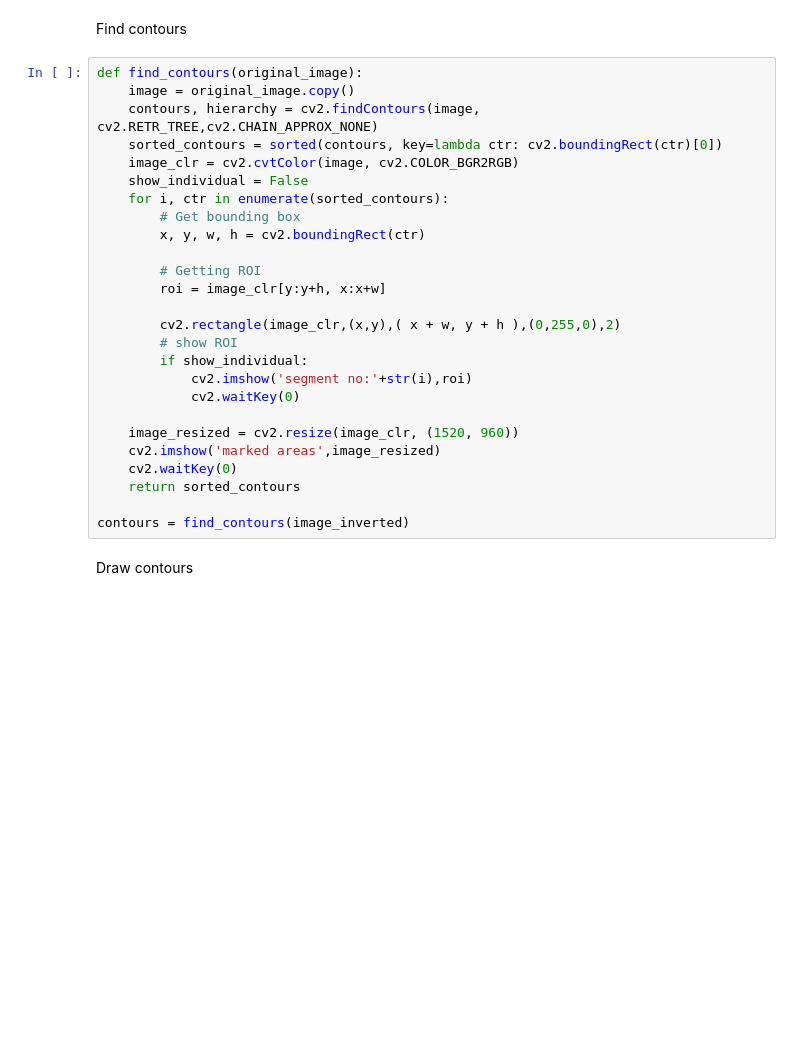
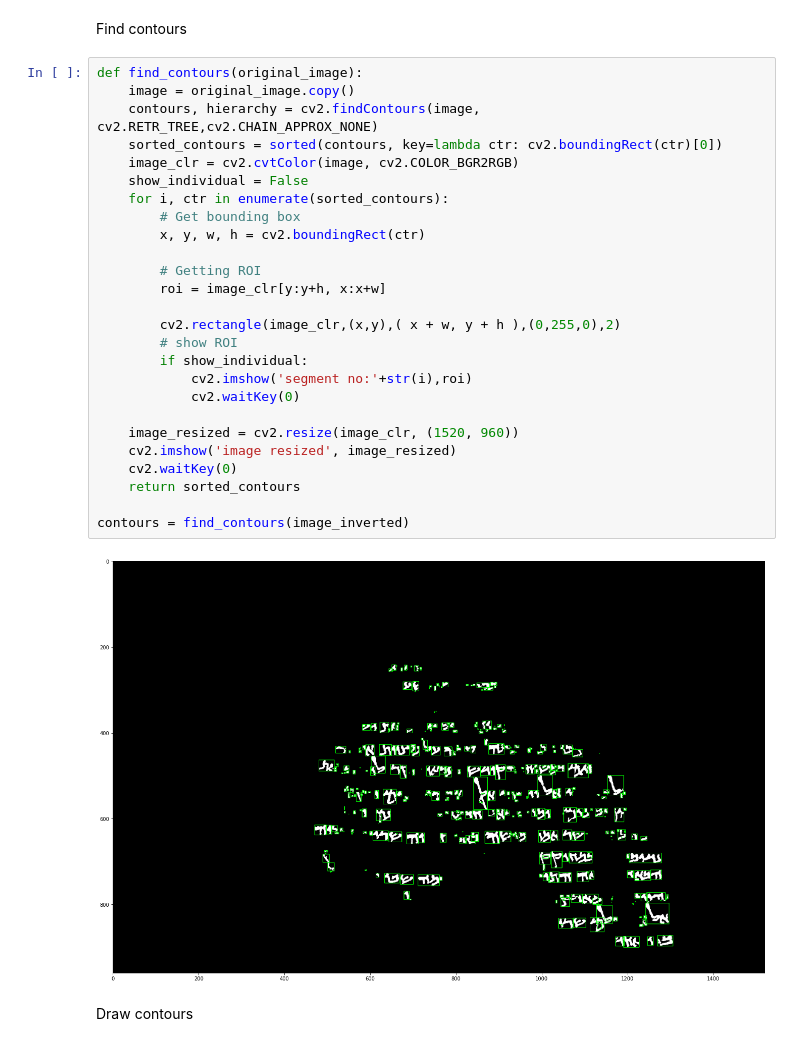
Before and after one commit to Leander-van-Boven/Handwriting_Recognition, a Jupyter notebook: leander_test/leander_test.ipynb, the cells around one changed output. Saved outputs shown, nothing was run; the diff lists cells and outputs as text; blank space fills up the shorter version.

```diff
--- a/leander_test/leander_test.ipynb
+++ b/leander_test/leander_test.ipynb
@@ -67,29 +100,31 @@ Find contours
 # %%
 def find_contours(original_image):
     image = original_image.copy()
     contours, hierarchy = cv2.findContours(image, cv2.RETR_TREE,cv2.CHAIN_APPROX_NONE)
     sorted_contours = sorted(contours, key=lambda ctr: cv2.boundingRect(ctr)[0])
     image_clr = cv2.cvtColor(image, cv2.COLOR_BGR2RGB)
     show_individual = False
     for i, ctr in enumerate(sorted_contours):
         # Get bounding box
         x, y, w, h = cv2.boundingRect(ctr)
 
         # Getting ROI
         roi = image_clr[y:y+h, x:x+w]
 
         cv2.rectangle(image_clr,(x,y),( x + w, y + h ),(0,255,0),2)
         # show ROI
         if show_individual:
             cv2.imshow('segment no:'+str(i),roi)
             cv2.waitKey(0)
 
     image_resized = cv2.resize(image_clr, (1520, 960))
-    cv2.imshow('marked areas',image_resized)
+    cv2.imshow('image resized', image_resized)
     cv2.waitKey(0)
     return sorted_contours
 
 contours = find_contours(image_inverted)
+# %% [output]
+[figure, added]
 # %% [markdown]
 Draw contours
 # %%
```
Also changed, not shown: parts of 9 cells of this notebook, 1 other file.
